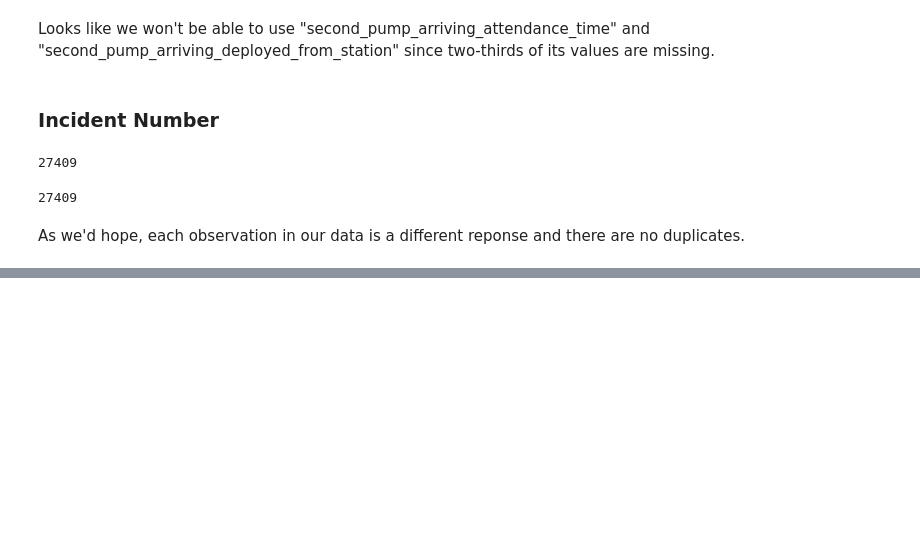
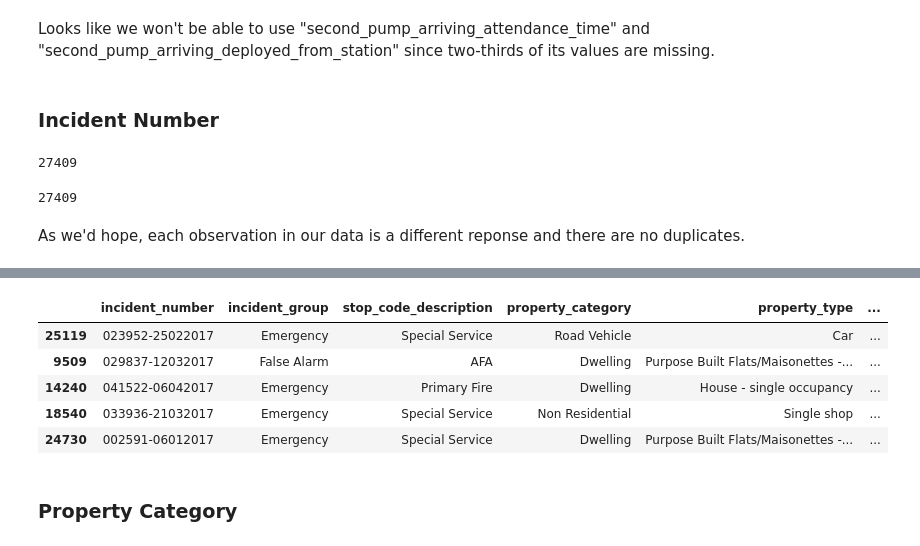
Before and after one commit to AustinYunker/London-Fire-Brigade, a Jupyter notebook: Data Cleaning.ipynb, the cells around one changed output, grey strips where cells are left out. Saved outputs shown, nothing was run; the diff lists cells and outputs as text; code cells hidden in the pictures; blank space fills up the shorter version.

```diff
--- a/Data Cleaning.ipynb
+++ b/Data Cleaning.ipynb
@@ -141,0 +234,11 @@ As we'd hope, each observation in our data is a different reponse and there are
+# %%
+london_train.head()
+# %% [output]
+|  | incident_number | incident_group | stop_code_description | property_category | property_type | ... |
+| 25119 | 023952-25022017 | Emergency | Special Service | Road Vehicle | Car | ... |
+| 9509 | 029837-12032017 | False Alarm | AFA | Dwelling | Purpose Built Flats/Maisonettes -... | ... |
+| 14240 | 041522-06042017 | Emergency | Primary Fire | Dwelling | House - single occupancy | ... |
+| 18540 | 033936-21032017 | Emergency | Special Service | Non Residential | Single shop | ... |
+| 24730 | 002591-06012017 | Emergency | Special Service | Dwelling | Purpose Built Flats/Maisonettes -... | ... |
+# %% [markdown]
+### Property Category
```
Also changed, not shown: parts of 23 cells of this notebook.
